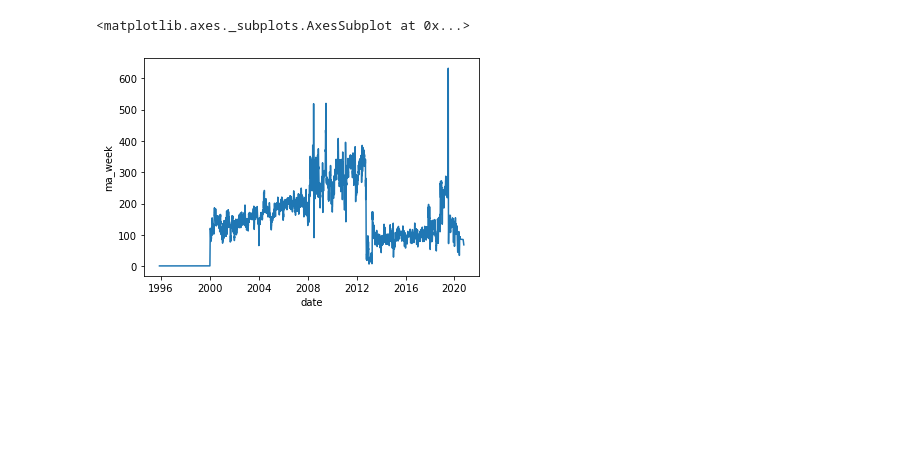
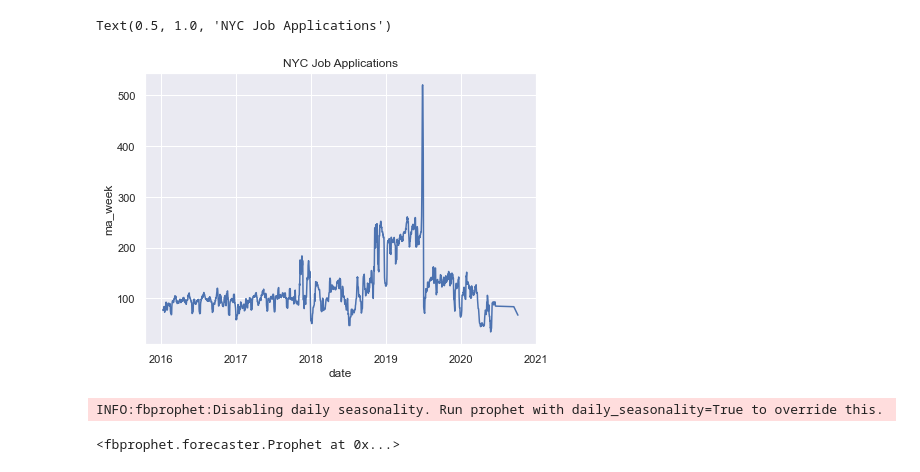
Before and after one commit to tfarley10/jobs_ts, a Jupyter notebook: NYC JOBS TS.ipynb, the cells around one changed output. Drawn from its saved outputs; the diff is of its cells as text; code cells hidden in the pictures; blank space fills up the shorter version.

Commit message:
adds prophet model

```diff
--- a/NYC JOBS TS.ipynb
+++ b/NYC JOBS TS.ipynb
@@ -11,20 +11,32 @@ d = pd.read_json(query)
 # %%
 # tranform date
 d['date'] = pd.to_datetime(d['pre__filing_date'])
+d = d.drop_duplicates()
 
 # group by dates, count values
 df = d['date'].dt.date.value_counts().sort_index().reset_index()
 
 # rename columns
 df.columns = ['date', 'counts']
+# %%
+# convert object to date
+df["date"] = pd.to_datetime(df["date"])
+
+
+date_filter = df["date"] > '2016-01-01'
+
+df = df[date_filter]
 # %%
 import seaborn as sns
 
+sns.set(rc={'figure.figsize':(7,5)})
+
 # create 7 day ma
-df['ma_week'] = df.rolling(7).mean()
+df['ma_week'] = df.iloc[:,1].rolling(7).mean()
 
 # make ts plot
-sns.lineplot(data = df, x = "date", y = "ma_week")
+sns.lineplot(data = df, x = "date", y = "ma_week")\
+.set_title("NYC Job Applications")
 # %% [output]
-<matplotlib.axes._subplots.AxesSubplot at 0x...>
+Text(0.5, 1.0, 'NYC Job Applications')
-[figure, old version]
+[figure, new version]
@@ -30,0 +49,6 @@ sns.lineplot(data = df, x = "date", y = "ma_week")
+# %%
+m = Prophet()
+m.fit(df)
+# %% [output]
+INFO:fbprophet:Disabling daily seasonality. Run prophet with daily_seasonality=True to override this.
+<fbprophet.forecaster.Prophet at 0x...>
```
Also changed, not shown: parts of 10 cells of this notebook, 1 other file.
